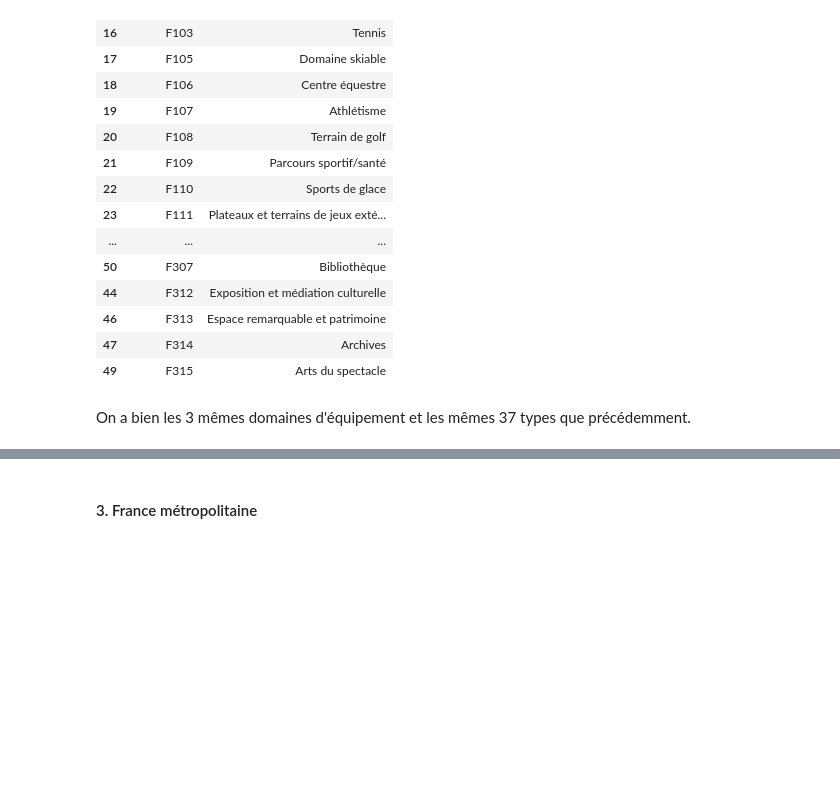
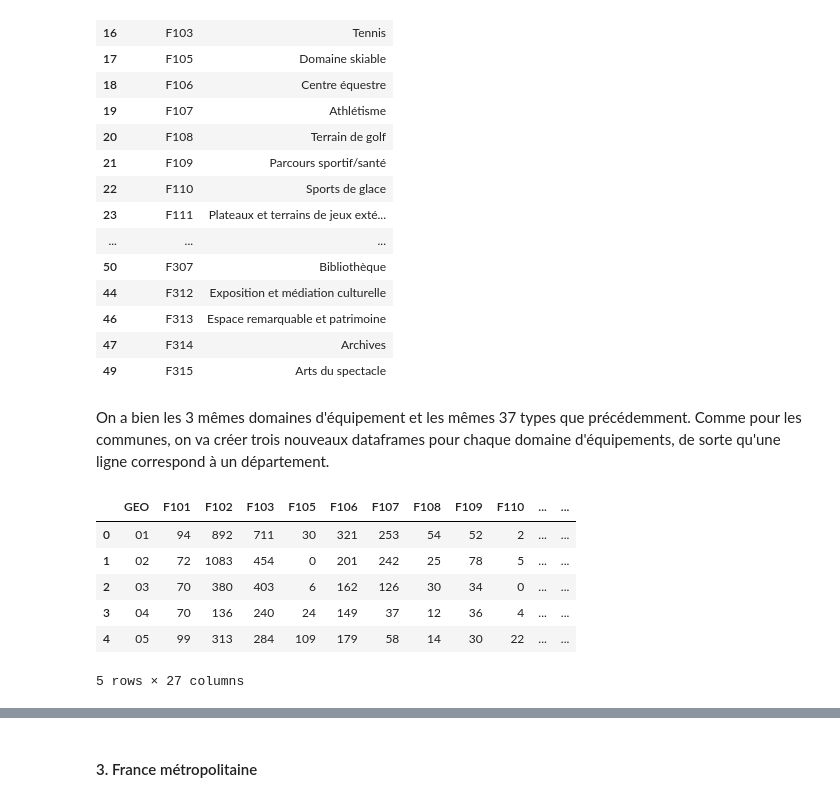
Before and after one commit to heloise1414/Projet-Python-S3, a Jupyter notebook: code/main-clemence v3.ipynb, the cells around one changed output, grey strips where cells are left out. Drawn from its saved outputs; the diff is of its cells as text; code cells hidden in the pictures; blank space fills up the shorter version.

Commit message:
3 df pour dep et france

```diff
--- a/code/main-clemence v3.ipynb
+++ b/code/main-clemence v3.ipynb
@@ -1721,4 +1721,29 @@ libelles_facility_type
 | 47 | F314 | Archives |
 | 49 | F315 | Arts du spectacle |
 # %% [markdown]
-On a bien les 3 mêmes domaines d'équipement et les mêmes 37 types que précédemment.
+On a bien les 3 mêmes domaines d'équipement et les mêmes 37 types que précédemment. Comme pour les communes, on va créer trois nouveaux dataframes pour chaque domaine d'équipements, de sorte qu'une ligne correspond à un département.
+# %%
+df_dep_sport = (
+    df_infrastructures_dep_agg
+    .loc[df_infrastructures_dep_agg["FACILITY_SDOM"] == 'F1']
+    .pivot_table(
+        index = 'GEO', #pour garantir que chaque département n'apparait qu'une seule fois
+        columns = 'FACILITY_TYPE',
+        values = 'OBS_VALUE',
+        aggfunc = 'sum',
+        fill_value = 0
+    )
+    .reset_index()
+)
+
+df_dep_sport.columns.name = None
+
+df_dep_sport.head(5)
+# %% [output]
+|  | GEO | F101 | F102 | F103 | F105 | F106 | F107 | F108 | F109 | F110 | ... | ... |
+| 0 | 01 | 94 | 892 | 711 | 30 | 321 | 253 | 54 | 52 | 2 | ... | ... |
+| 1 | 02 | 72 | 1083 | 454 | 0 | 201 | 242 | 25 | 78 | 5 | ... | ... |
+| 2 | 03 | 70 | 380 | 403 | 6 | 162 | 126 | 30 | 34 | 0 | ... | ... |
+| 3 | 04 | 70 | 136 | 240 | 24 | 149 | 37 | 12 | 36 | 4 | ... | ... |
+| 4 | 05 | 99 | 313 | 284 | 109 | 179 | 58 | 14 | 30 | 22 | ... | ... |
+5 rows × 27 columns
```
Also changed, not shown: parts of 10 cells of this notebook.
